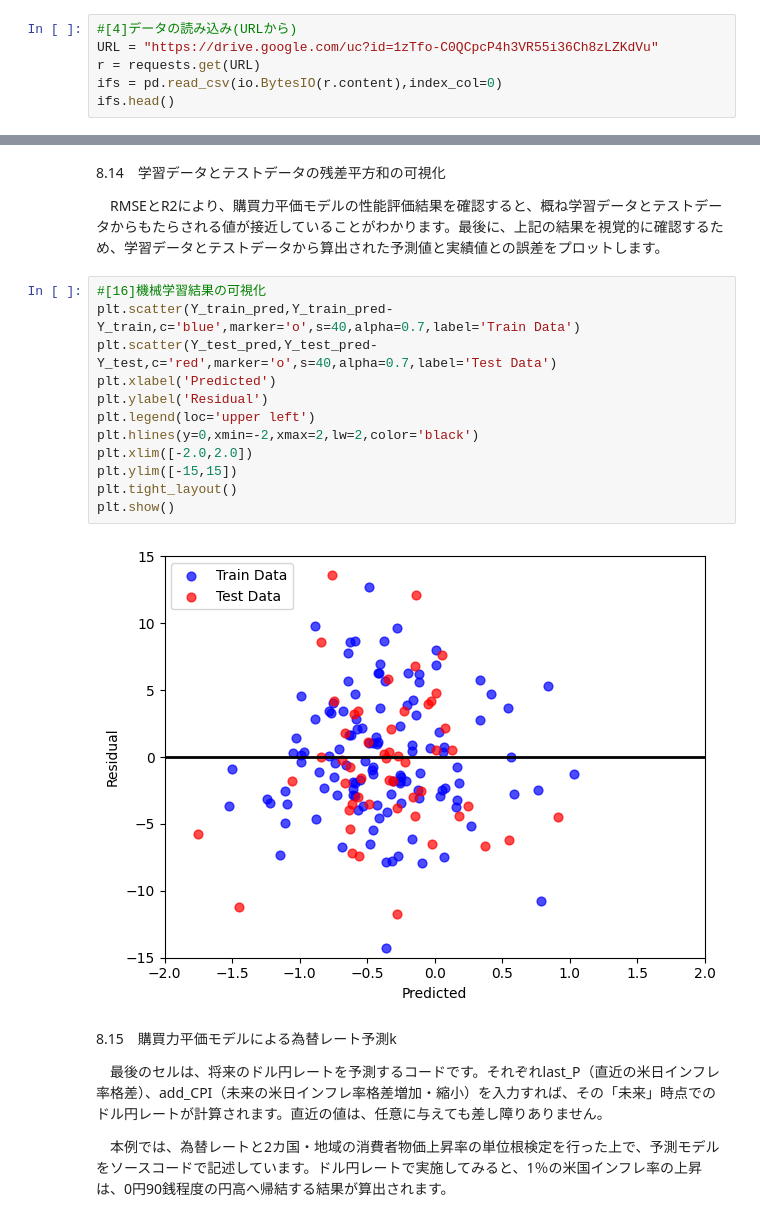
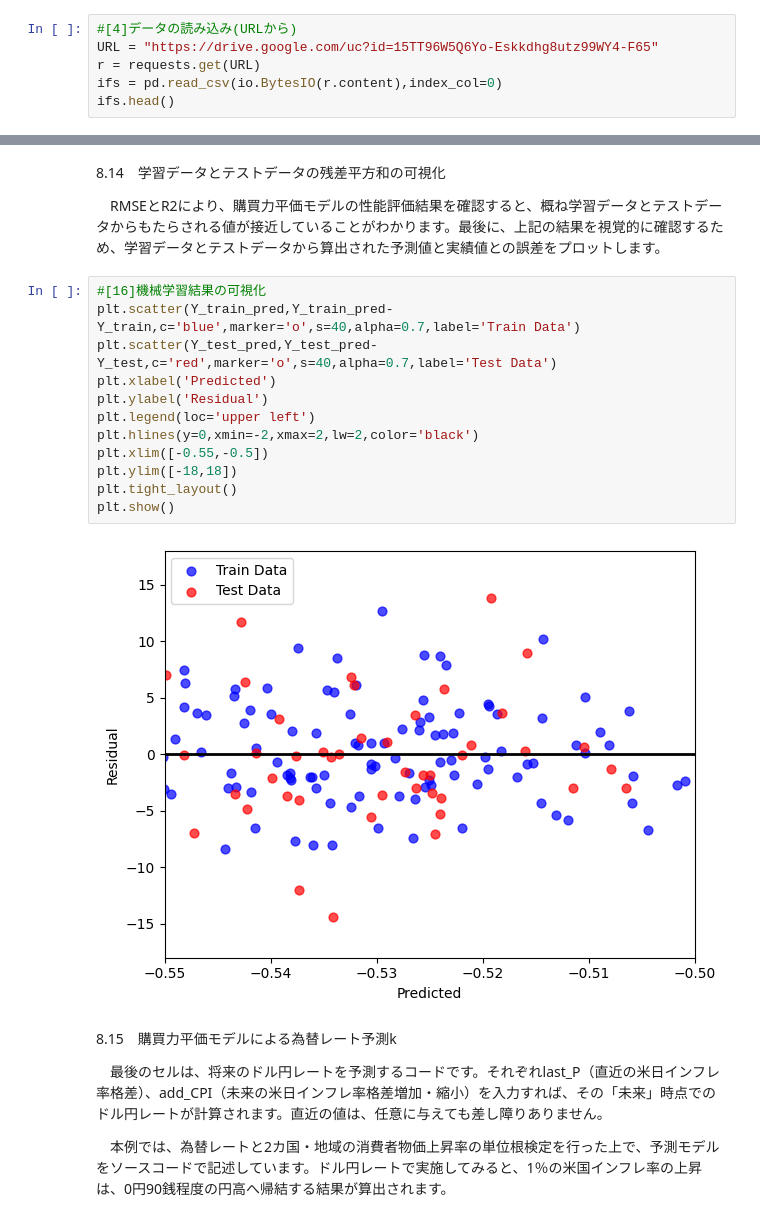
Before and after one commit to nagamamo/international_finance, a Jupyter notebook: 8_purchacing_power_parity.ipynb, the cells around one changed output, grey strips where cells are left out. Drawn from its saved outputs; the diff is of its cells as text.

```diff
--- a/8_purchacing_power_parity.ipynb
+++ b/8_purchacing_power_parity.ipynb
@@ -39,7 +39,7 @@ from sklearn.metrics import mean_squared_error #平均二乗誤差による評
 https://data.imf.org/?sk=4c514d48-b6ba-49ed-8ab9-52b0c1a0179b
 # %%
 #[4]データの読み込み(URLから)
-URL = "https://drive.google.com/uc?id=1zTfo-C0QCpcP4h3VR55i36Ch8zLZKdVu"
+URL = "https://drive.google.com/uc?id=15TT96W5Q6Yo-Eskkdhg8utz99WY4-F65"
 r = requests.get(URL)
 ifs = pd.read_csv(io.BytesIO(r.content),index_col=0)
 ifs.head()
@@ -186,17 +183,17 @@ print('R2 学習: %.4f, テスト: %.4f' %(r2_score(Y_train,Y_train_pred),r2_sco
 # %%
 #[16]機械学習結果の可視化
 plt.scatter(Y_train_pred,Y_train_pred-Y_train,c='blue',marker='o',s=40,alpha=0.7,label='Train Data')
 plt.scatter(Y_test_pred,Y_test_pred-Y_test,c='red',marker='o',s=40,alpha=0.7,label='Test Data')
 plt.xlabel('Predicted')
 plt.ylabel('Residual')
 plt.legend(loc='upper left')
 plt.hlines(y=0,xmin=-2,xmax=2,lw=2,color='black')
-plt.xlim([-2.0,2.0])
-plt.ylim([-15,15])
+plt.xlim([-0.55,-0.5])
+plt.ylim([-18,18])
 plt.tight_layout()
 plt.show()
 # %% [output]
-[figure, old version]
+[figure, new version]
 # %% [markdown]
 8.15　購買力平価モデルによる為替レート予測k
 
```
Also changed, not shown: parts of 3 cells of this notebook.
